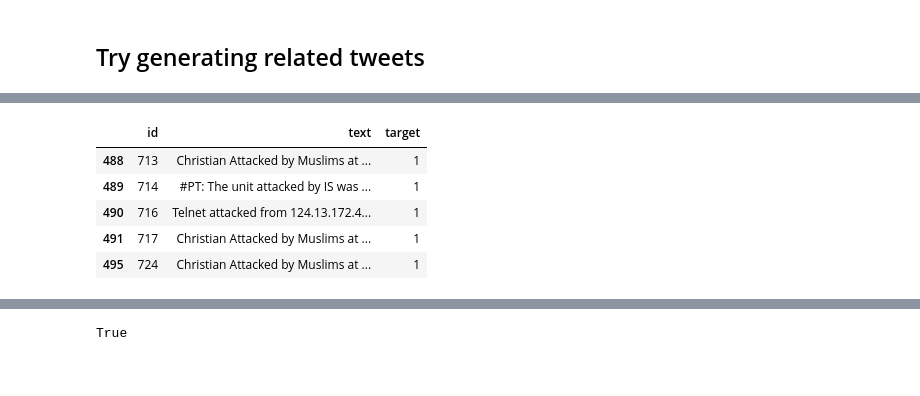
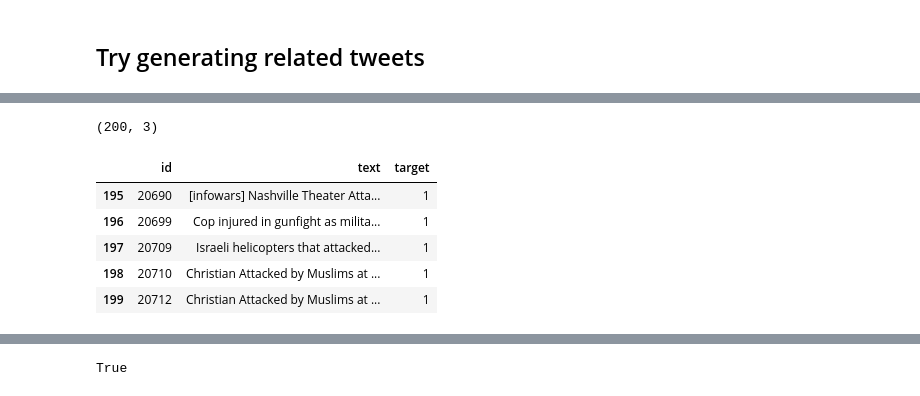
Before and after one commit to MichaelSzczepaniak/llmamd, a Jupyter notebook: chatgpt_sandbox.ipynb, the cells around one changed output, grey strips where cells are left out. Cells and saved outputs as stored; diff of their text form; code cells hidden in the pictures.

Commit message:
rename v3 aug data, gen first 200 aug samples v4 prompt

```diff
--- a/chatgpt_sandbox.ipynb
+++ b/chatgpt_sandbox.ipynb
@@ -73,0 +93,20 @@
+# %%
+id_aug_class1 = []
+text_aug_class1 = []
+target_aug_class1 = []
+
+# load the class 1 training samples in a df to use for augmentation
+for index, row in df_train_class1.iterrows():
+    id_aug_class1.append(index + aug_offset)
+    text_aug_class1.append(row['text'])
+    target_aug_class1.append(row['target'])
+
+df_aug_class1 = pd.DataFrame({
+    'id': id_aug_class1,
+    'text': text_aug_class1,
+    'target': target_aug_class1
+})
+
+print(f"shape of df_aug_class1: {df_aug_class1.shape}")
+print()
+df_aug_class1.head(10)
@@ -115,6 +203,16 @@ Write me a tweet similar to this one, under 141 characters, does not contain con
 # %%
 # df_train['id'].max()  # 10873, add 20,000 to id of augmented samples
 # %%
-# batch_range = (0, 100)
-# batch_range = (100, 200)
-batch_range = (200, 300)
+class0_range_starts = tuple(range(0, 4001, 200))
+class1_range_starts = tuple(range(0, 2801, 200))
+# print(range_starts)
+# print(range_ends)
+offset = 199
+tweet_batches_class0 = [(start0, start0+offset) for start0 in class0_range_starts]
+tweet_batches_class1 = [(start1, start1+offset) for start1 in class1_range_starts]
+tweet_batches_class0.append((4200, 4297))
+tweet_batches_class1.append((3100, 3189))
+
+print(tweet_batches_class0)
+print()
+print(tweet_batches_class1)
@@ -126,6 +232,6 @@ client = OpenAI()
 aug_offest = 20000
 aug_tweets_class0 = {}
 aug_tweets_class1 = {}
-df_train_chunk_class0 = df_train_class0.iloc[batch_range[0]:batch_range[1]]
-df_train_chunk_class1 = df_train_class1.iloc[batch_range[0]:batch_range[1]]
+df_aug_class0_chunk = df_aug_class0.iloc[tweet_batches_class0[0][0]:(tweet_batches_class0[0][1]+1)]
+df_aug_class1_chunk = df_aug_class1.iloc[tweet_batches_class1[0][0]:(tweet_batches_class1[0][1]+1)]
 # %%
@@ -140,12 +246,14 @@ df_train_chunk_class0.head()
 # %%
-df_train_chunk_class1.head()
+print(df_aug_class1_chunk.shape)
+df_aug_class1_chunk.tail()
 # %% [output]
+(200, 3)
 |  | id | text | target |
-| 488 | 713 | Christian Attacked by Muslims at ... | 1 |
-| 489 | 714 | #PT: The unit attacked by IS was ... | 1 |
-| 490 | 716 | Telnet attacked from 124.13.172.4... | 1 |
-| 491 | 717 | Christian Attacked by Muslims at ... | 1 |
-| 495 | 724 | Christian Attacked by Muslims at ... | 1 |
+| 195 | 20690 | [infowars] Nashville Theater Atta... | 1 |
+| 196 | 20699 | Cop injured in gunfight as milita... | 1 |
+| 197 | 20709 | Israeli helicopters that attacked... | 1 |
+| 198 | 20710 | Christian Attacked by Muslims at ... | 1 |
+| 199 | 20712 | Christian Attacked by Muslims at ... | 1 |
 # %%
 import time
 
```
Also changed, not shown: parts of 26 cells of this notebook, 8 other files.
